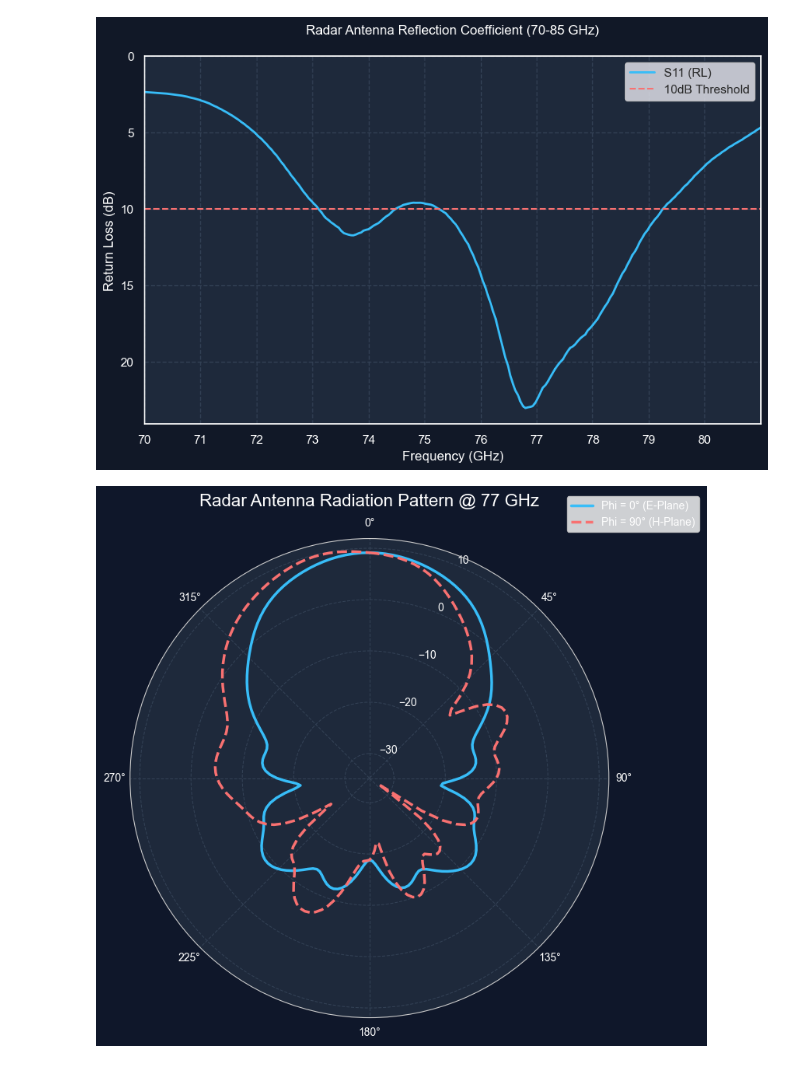
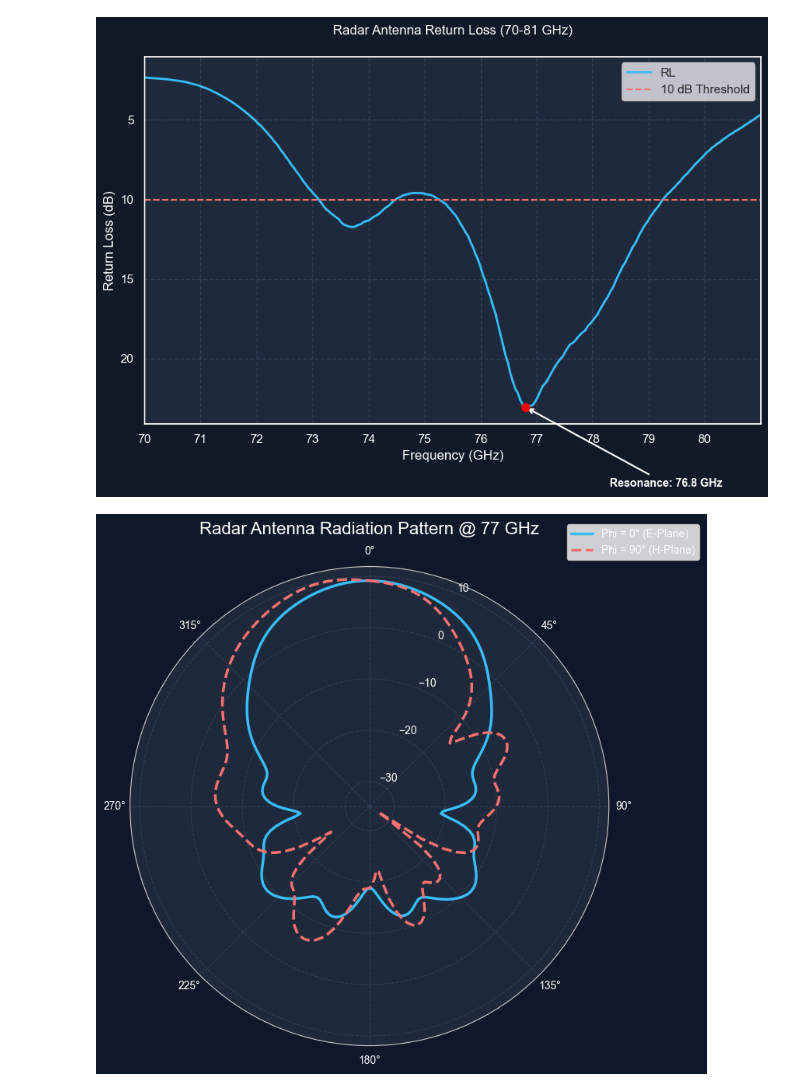
Before and after one commit to montahabouezzed-sys/RF-Signal-Processing-Antenna-Analysis, a Jupyter notebook: notebooks/plot_rf_data.ipynb, the cells around one changed output. Saved outputs shown, nothing was run; the diff lists cells and outputs as text; code cells hidden in the pictures.

```diff
--- a/notebooks/plot_rf_data.ipynb
+++ b/notebooks/plot_rf_data.ipynb
@@ -5,41 +5,52 @@ import matplotlib.pyplot as plt
 import seaborn as sns
 
 # 1. Load the data (skipping the header lines starting with ! or #)
 df = pd.read_csv('ant_radar_reflection_coef.s1p', sep=r'\s+', skiprows=5, names=['freq', 'real', 'imag'])
 
 # 2. Calculate Magnitude and Return Loss (dB)
 df['mag'] = np.sqrt(df['real']**2 + df['imag']**2)
 df['return_loss'] = 20 * np.log10(df['mag'])
 
 # 3. Clean Frequency (rounding for the axis)
-# df['freq'] = df['freq'].round(2)
 df['freq'] = (df['freq'] / 1e9).round(2)
 sns.set_theme(style="dark")
-plt.figure(figsize=(10, 6), facecolor='#111827') # Matching your portfolio theme
+plt.figure(figsize=(10, 6), facecolor='#111827')
 ax = plt.axes()
 ax.set_facecolor("#1e293b")
 
 # Plotting the Return Loss
-plt.plot(df['freq'], -df['return_loss'], color='#38bdf8', linewidth=2, label='S11 (RL)')
+plt.plot(df['freq'], -df['return_loss'], color='#38bdf8', linewidth=2, label='RL')
 
-# Adding a threshold line for "Good Match" (usually -10dB)
-plt.axhline(y=10, color='#f87171', linestyle='--', label='10dB Threshold')
+# Adding a threshold line for acceptable/ reference Matching (-10dB)
+plt.axhline(y=10, color='#f87171', linestyle='--', label='10 dB Threshold')
 plt.gca().invert_yaxis()
 # Customizing the look
-plt.title("Radar Antenna Reflection Coefficient (70-85 GHz)", color='white', pad=20)
+plt.title("Radar Antenna Return Loss (70-81 GHz)", color='white', pad=20)
 plt.xlabel("Frequency (GHz)", color='white')
 plt.ylabel("Return Loss (dB)", color='white')
 plt.grid(color='#334155', linestyle='--')
 plt.xlim(70, 81)
-# Create an array of numbers from 70 to 80 with a step of 1
+# Create an array of numbers from 70 to 81 with a step of 1
 plt.xticks(np.arange(70, 81, 1), color = "white")
 plt.yticks(np.arange(0, 25, 5), color = "white")
 plt.legend()
+# Find the data point for the highest Return Loss (the deepest dip)
+max_rl_value = df['return_loss'].min()
+freq_at_res = df.loc[df['return_loss'].idxmin(), 'freq']
+ax.annotate(f'Resonance: {freq_at_res} GHz',
+            xy=(freq_at_res, -max_rl_value),
+            xytext=(freq_at_res + 1.5, -max_rl_value + 5), # Position text away from curve
+            arrowprops=dict(arrowstyle='->', color='white', lw=1.5),
+            color='white',
+            fontsize=10,
+            fontweight='bold')
+
+ax.scatter(freq_at_res, -max_rl_value, color='red', s=50, zorder=5)
 plt.savefig('plot_RL_radarBands.png', transparent=True, dpi=300)
 
 plt.show()
 # %% [output]
-[figure, old version]
+[figure, new version]
 # %%
 import pandas as pd
 import matplotlib.pyplot as plt
```
